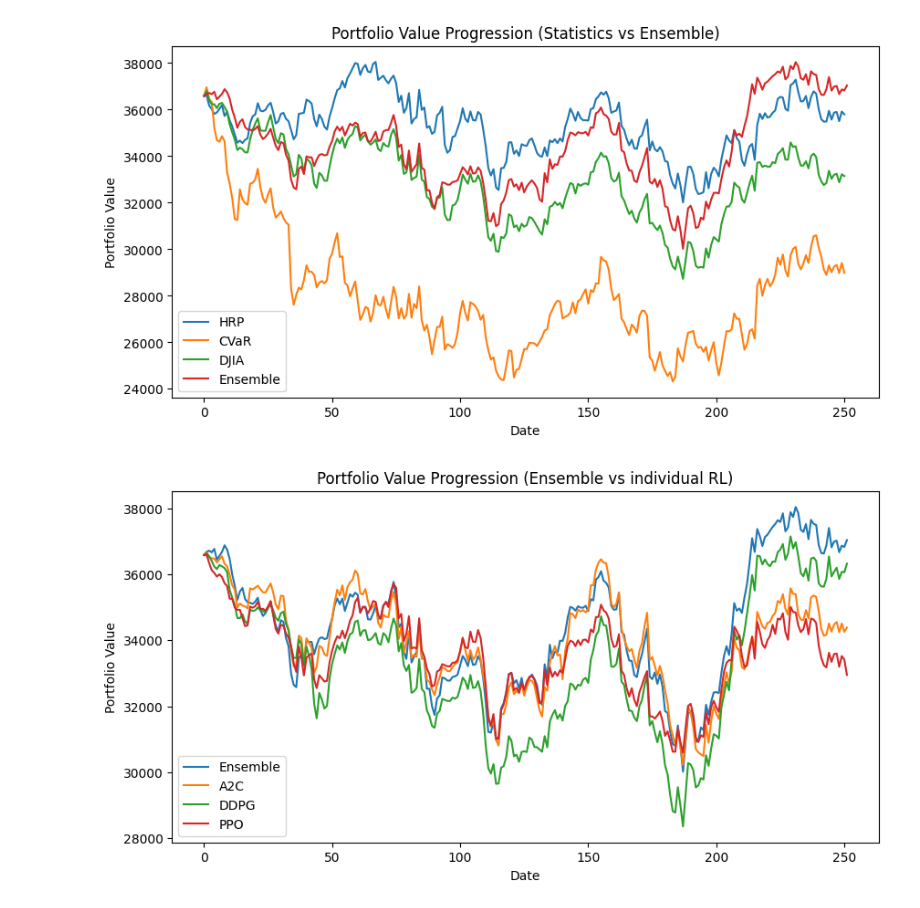
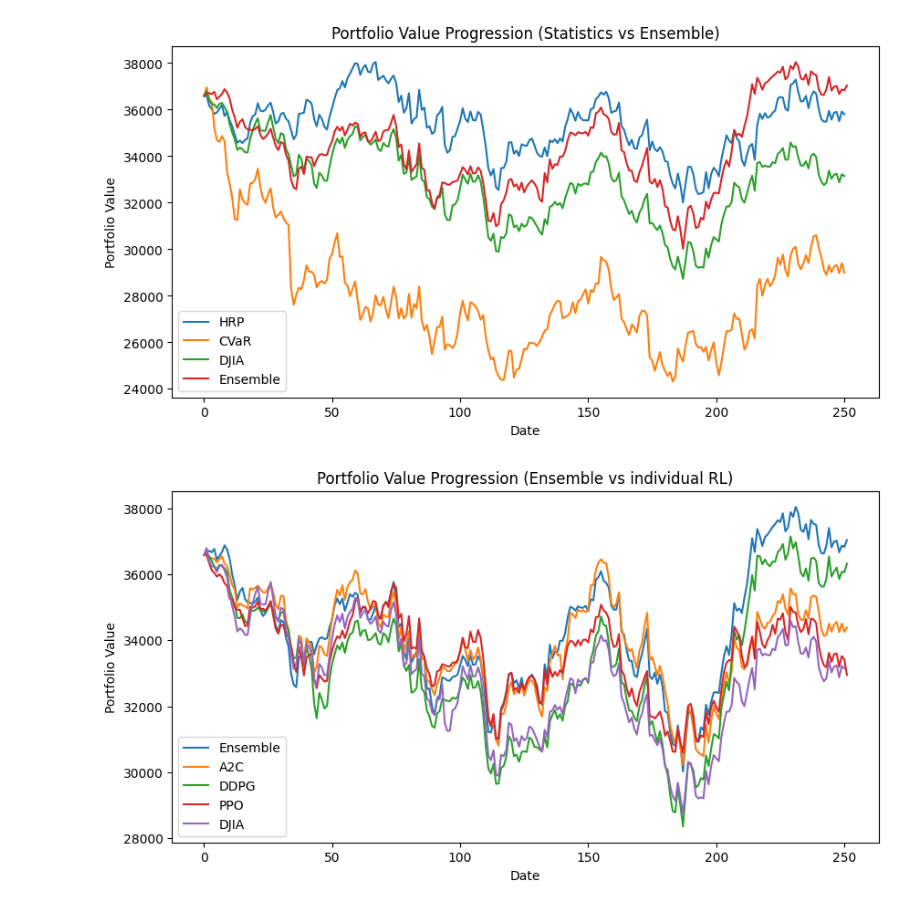
Before and after one commit to 0-JackFrost-0/CS-337-project, a Jupyter notebook: src/plot.ipynb, the cells around one changed output. Cells and saved outputs as stored; diff of their text form; code cells hidden in the pictures.

```diff
--- a/src/plot.ipynb
+++ b/src/plot.ipynb
@@ -147,18 +147,19 @@ plt.show()
 # %%
 fig, ax = plt.subplots(1, 1, figsize=(10, 5))
 
 date = range(len(df_hrp['Date']))
 date_ = range(len(df_ensemble['date']))
 ax.plot(date_, df_ensemble['ensemble'], label='Ensemble')
 ax.plot(date_, df_a2c['ensemble'], label='A2C')
 ax.plot(date_, df_ddpg['ensemble'], label='DDPG')
 ax.plot(date_, df_ppo['ensemble'], label='PPO')
+ax.plot(date, df_hrp['DJIA'], label='DJIA')
 
 ax.set_xlabel('Date')
 ax.set_ylabel('Portfolio Value')
 ax.set_title('Portfolio Value Progression (Ensemble vs individual RL)')
 ax.legend()
-plt.savefig('plots/ensemble_rl.png')
+plt.savefig('../plots/ensemble_rl.png')
 plt.show()
 # %% [output]
-[figure, old version]
+[figure, new version]
```
Also changed, not shown: parts of 1 cell of this notebook, 1 other file.
